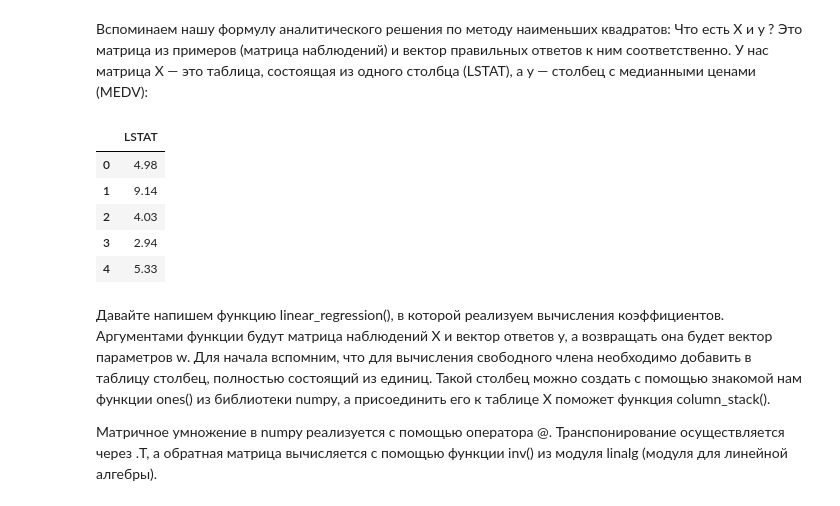
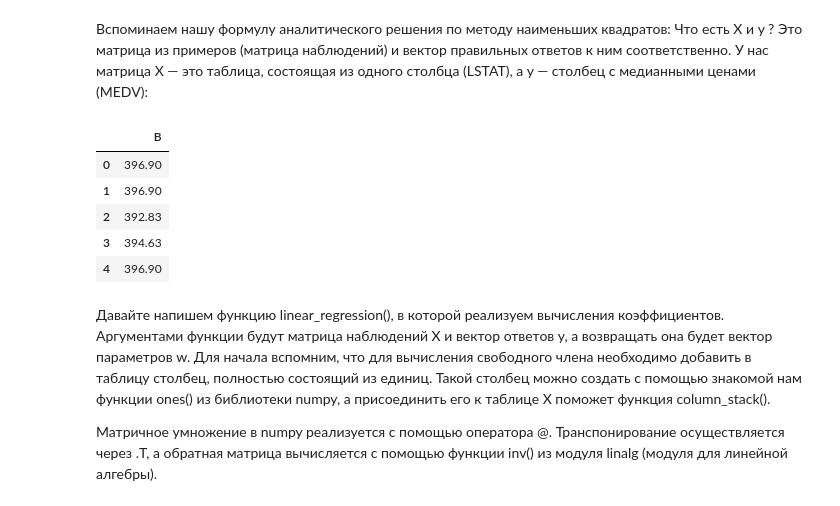
Before and after one commit to alexmoscar/new-rep-main, a Jupyter notebook: ML/MHK_using_hands.ipynb, the cells around one changed output. Cells and saved outputs as stored; diff of their text form; code cells hidden in the pictures.

```diff
--- a/ML/MHK_using_hands.ipynb
+++ b/ML/MHK_using_hands.ipynb
@@ -32,19 +46,19 @@ ax.set_ylabel('Сorrelation coefficient'); #название оси y
 Вспоминаем нашу формулу аналитического решения по методу наименьших квадратов:
 Что есть X и y ? Это матрица из примеров (матрица наблюдений) и вектор правильных ответов к ним соответственно. У нас матрица X — это таблица, состоящая из одного столбца (LSTAT), а y — столбец с медианными ценами (MEDV):
 # %%
-X = boston_data[['LSTAT']] #матрица наблюдений
+X = boston_data[['B']] #матрица наблюдений
 y = boston_data['MEDV'] #вектор правильных ответов
 X.head()
 #y.head()
 #Двойные квадратные скобки boston_data[['LSTAT']] позволяют выбрать признак из DataFrame,
 #сохранив его в виде таблицы. Это важно, так как в формуле МНК  — это матрица.
 # %% [output]
-|  | LSTAT |
-| 0 | 4.98 |
-| 1 | 9.14 |
-| 2 | 4.03 |
-| 3 | 2.94 |
-| 4 | 5.33 |
+|  | B |
+| 0 | 396.90 |
+| 1 | 396.90 |
+| 2 | 392.83 |
+| 3 | 394.63 |
+| 4 | 396.90 |
 # %% [markdown]
 Давайте напишем функцию linear_regression(), в которой реализуем вычисления коэффициентов. Аргументами функции будут матрица наблюдений X и вектор ответов y, а возвращать она будет вектор параметров w.
 Для начала вспомним, что для вычисления свободного члена  необходимо добавить в таблицу столбец, полностью состоящий из единиц. Такой столбец можно создать с помощью знакомой нам функции ones() из библиотеки numpy, а присоединить его к таблице X поможет функция column_stack().
```
Also changed, not shown: parts of 4 cells of this notebook, 3 other files.
